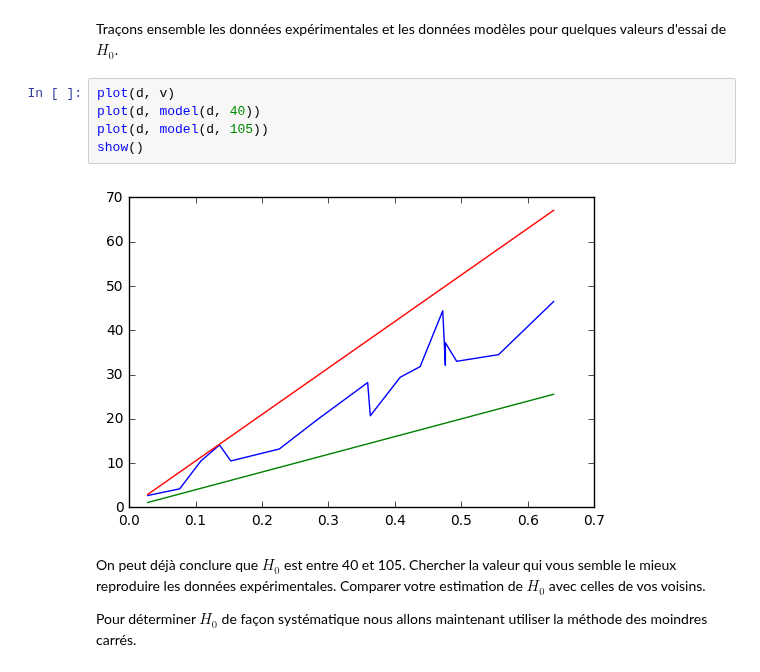
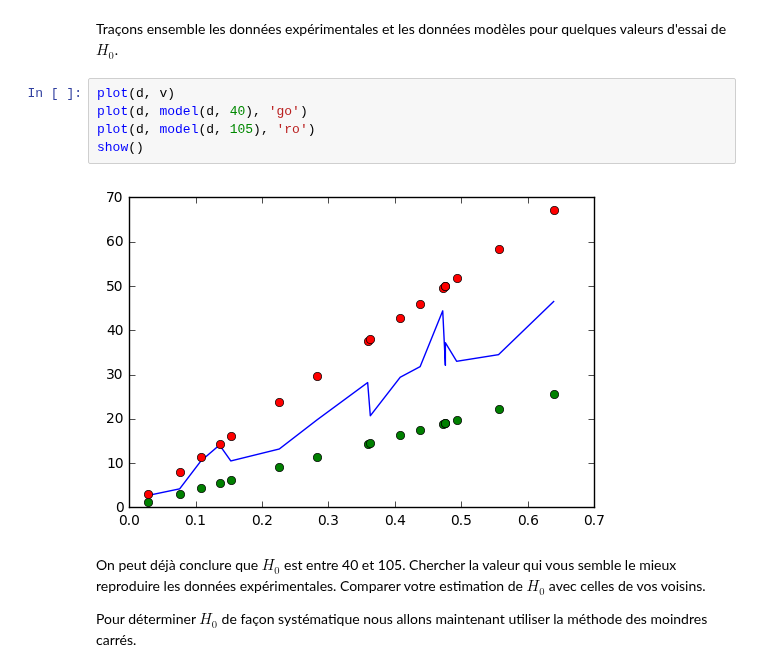
Before and after one commit to SergeStinckwich/ARE-UPMC, a Jupyter notebook: ARE-DYNAMIC/fiche4.ipynb, the cells around one changed output. Saved outputs shown, nothing was run; the diff lists cells and outputs as text.

Commit message:
Plot dots instead of lines

```diff
--- a/ARE-DYNAMIC/fiche4.ipynb
+++ b/ARE-DYNAMIC/fiche4.ipynb
@@ -58,11 +68,11 @@ array([  1.12,   3.04,   4.32,   5.44,   6.12,   9.04,  11.32,  14.36,
 Traçons ensemble les données expérimentales et les données modèles pour quelques valeurs d'essai de $H_0$.
 # %%
 plot(d, v)
-plot(d, model(d, 40))
-plot(d, model(d, 105))
+plot(d, model(d, 40), 'go')
+plot(d, model(d, 105), 'ro')
 show()
 # %% [output]
-[figure, old version]
+[figure, new version]
 # %% [markdown]
 On peut déjà conclure que $H_0$ est entre 40 et 105. Chercher la valeur qui vous semble le mieux reproduire les données expérimentales. Comparer votre estimation de $H_0$ avec celles de vos voisins.
 
```
Also changed, not shown: parts of 3 cells of this notebook.
